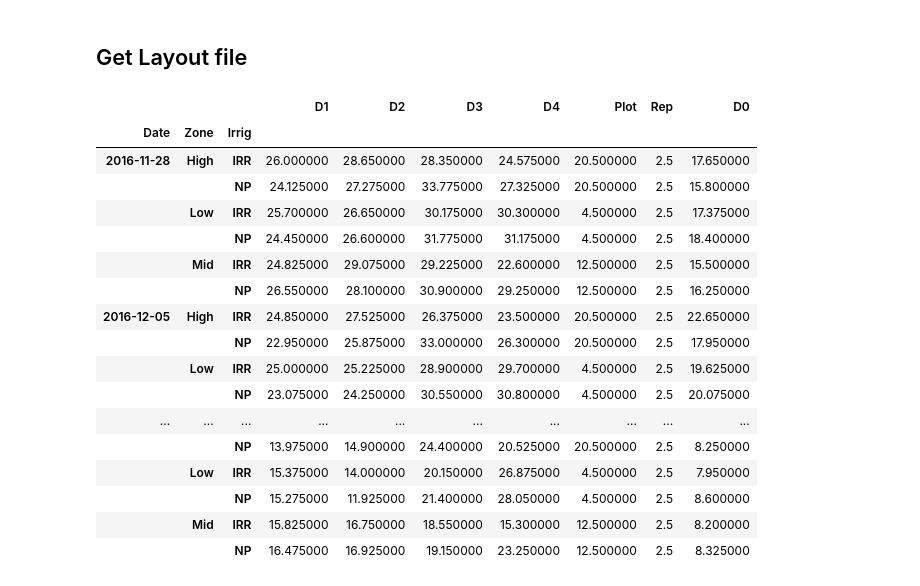
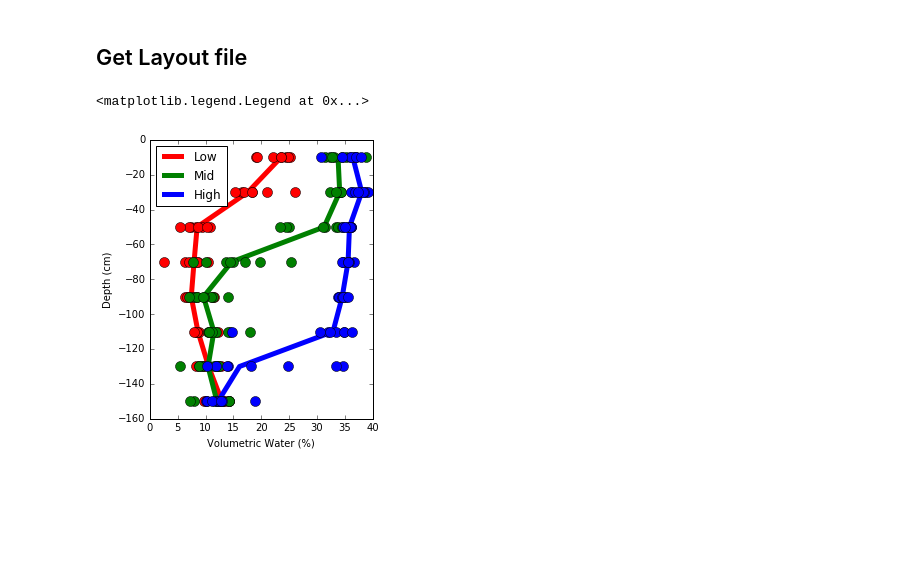
Before and after one commit to PlantandFoodResearch/MVI, a Jupyter notebook: RA1.3/GetSoilWaterData.ipynb, the cells around one changed output. Cells and saved outputs as stored; diff of their text form; code cells hidden in the pictures; blank space fills up the shorter version.

```diff
--- a/RA1.3/GetSoilWaterData.ipynb
+++ b/RA1.3/GetSoilWaterData.ipynb
@@ -13,7 +13,7 @@ Layout = pd.read_excel('K:\CPDiary\Data\BaxtersMVI\TrialLayout.xlsx',index_col='
 # %%
 NPFiles = []
 TDRFiles = []
-mydir = 'K:\CPDiary\Data\BaxtersMVI\TestData'
+mydir = 'K:\CPDiary\Data\BaxtersMVI\Soil moisture data'
 for file in os.listdir(mydir):
     if file.endswith('.NP1'):
         NPFiles.append(os.path.join(mydir, file))
@@ -23,13 +23,13 @@ for file in os.listdir(mydir):
         TDRFiles.append(os.path.join(mydir, file))
 # %%
 #Set up blank dataframe to take data
-ColumnLables = ['Plot','Date','D4','D3','D2','D1']
+ColumnLables = ['Plot','Date','D7','D6','D5','D4','D3','D2','D1']
 TabIndex = pd.MultiIndex.from_arrays([[],[]],names=['Plot','Date'])
 SoilWaterData = pd.DataFrame(columns=ColumnLables[2:],index = TabIndex)
 #Read each file
 for ObsTable in NPFiles:
     #Read in file and find which lines have legit data
-    HeaderRowsToSkip = 30
+    HeaderRowsToSkip = 29
     DataTab = pd.read_csv(ObsTable,skiprows = range(HeaderRowsToSkip),header=None,delim_whitespace=True)
     DataTab.dropna(inplace=True)
     DataTab.drop([0,1,3,5],axis=1,inplace=True)
@@ -54,24 +54,22 @@ for TDRTable in TDRFiles:
     SoilWaterData.update(TDRData)
 # %%
 Means = SoilWaterData.groupby(by=['Date', 'Zone', 'Irrig']).mean()
-# %%
-Means
-# %% [output]
-|  |  |  | D1 | D2 | D3 | D4 | Plot | Rep | D0 |
-| Date | Zone | Irrig |  |  |  |  |  |  |  |
-| 2016-11-28 | High | IRR | 26.000000 | 28.650000 | 28.350000 | 24.575000 | 20.500000 | 2.5 | 17.650000 |
-|  |  | NP | 24.125000 | 27.275000 | 33.775000 | 27.325000 | 20.500000 | 2.5 | 15.800000 |
-|  | Low | IRR | 25.700000 | 26.650000 | 30.175000 | 30.300000 | 4.500000 | 2.5 | 17.375000 |
-|  |  | NP | 24.450000 | 26.600000 | 31.775000 | 31.175000 | 4.500000 | 2.5 | 18.400000 |
-|  | Mid | IRR | 24.825000 | 29.075000 | 29.225000 | 22.600000 | 12.500000 | 2.5 | 15.500000 |
-|  |  | NP | 26.550000 | 28.100000 | 30.900000 | 29.250000 | 12.500000 | 2.5 | 16.250000 |
-| 2016-12-05 | High | IRR | 24.850000 | 27.525000 | 26.375000 | 23.500000 | 20.500000 | 2.5 | 22.650000 |
-|  |  | NP | 22.950000 | 25.875000 | 33.000000 | 26.300000 | 20.500000 | 2.5 | 17.950000 |
-|  | Low | IRR | 25.000000 | 25.225000 | 28.900000 | 29.700000 | 4.500000 | 2.5 | 19.625000 |
-|  |  | NP | 23.075000 | 24.250000 | 30.550000 | 30.800000 | 4.500000 | 2.5 | 20.075000 |
-| ... | ... | ... | ... | ... | ... | ... | ... | ... | ... |
-|  |  | NP | 13.975000 | 14.900000 | 24.400000 | 20.525000 | 20.500000 | 2.5 | 8.250000 |
-|  | Low | IRR | 15.375000 | 14.000000 | 20.150000 | 26.875000 | 4.500000 | 2.5 | 7.950000 |
-|  |  | NP | 15.275000 | 11.925000 | 21.400000 | 28.050000 | 4.500000 | 2.5 | 8.600000 |
-|  | Mid | IRR | 15.825000 | 16.750000 | 18.550000 | 15.300000 | 12.500000 | 2.5 | 8.200000 |
-|  |  | NP | 16.475000 | 16.925000 | 19.150000 | 23.250000 | 12.500000 | 2.5 | 8.325000 |
+# %%
+FieldCapacity = SoilWaterData.ix[SoilWaterData.Date=='2017-10-04',:].copy()
+# %%
+FCGraph, ax = plt.subplots(figsize = (4,5))
+pos = 0
+cols = ['r','g','b']
+for ZoneID in ['Low','Mid','High']:
+    ZoneFC = FieldCapacity.ix[FieldCapacity.Zone==ZoneID,['D0','D1','D2','D3','D4','D5','D6','D7']]
+    Mean = ZoneFC.median()
+    plt.plot(Mean,[-10,-30,-50,-70,-90,-110,-130,-150],lw=5,color=cols[pos],label = ZoneID)
+    for plot in ZoneFC.index:
+        plt.plot(ZoneFC.ix[plot].values,[-10,-30,-50,-70,-90,-110,-130,-150],'o', color = cols[pos],ms=10)
+    pos += 1
+plt.ylabel('Depth (cm)')
+plt.xlabel('Volumetric Water (%)')
+plt.legend(loc=2)
+# %% [output]
+<matplotlib.legend.Legend at 0x...>
+[figure, added]
```
Also changed, not shown: parts of 2 cells of this notebook, 2 other files.
